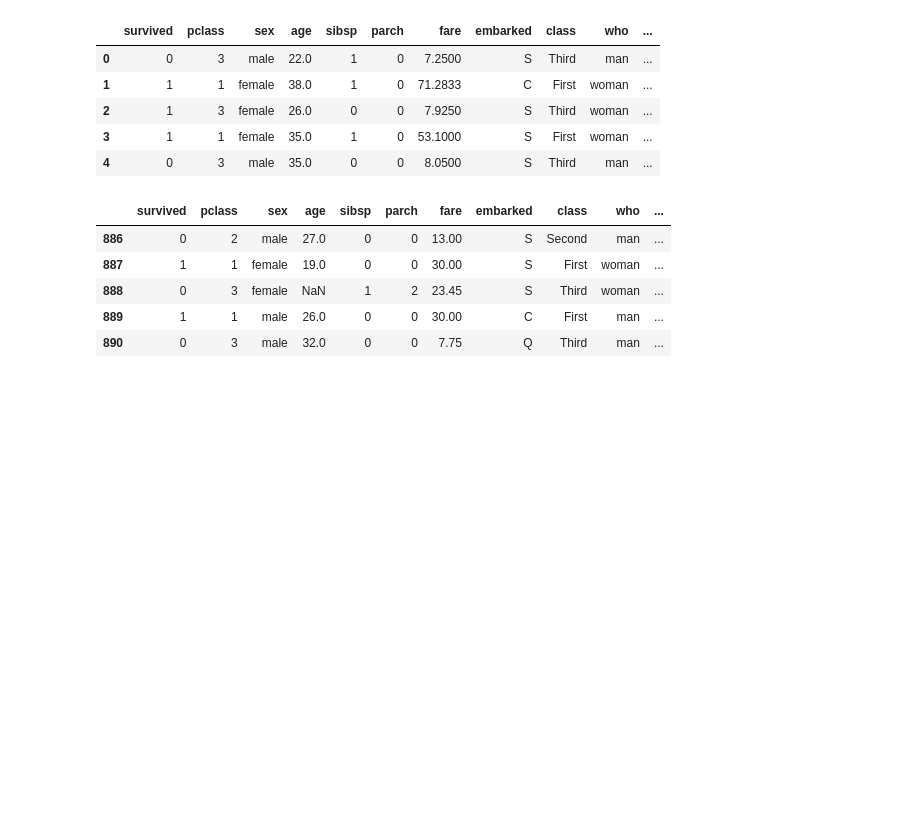
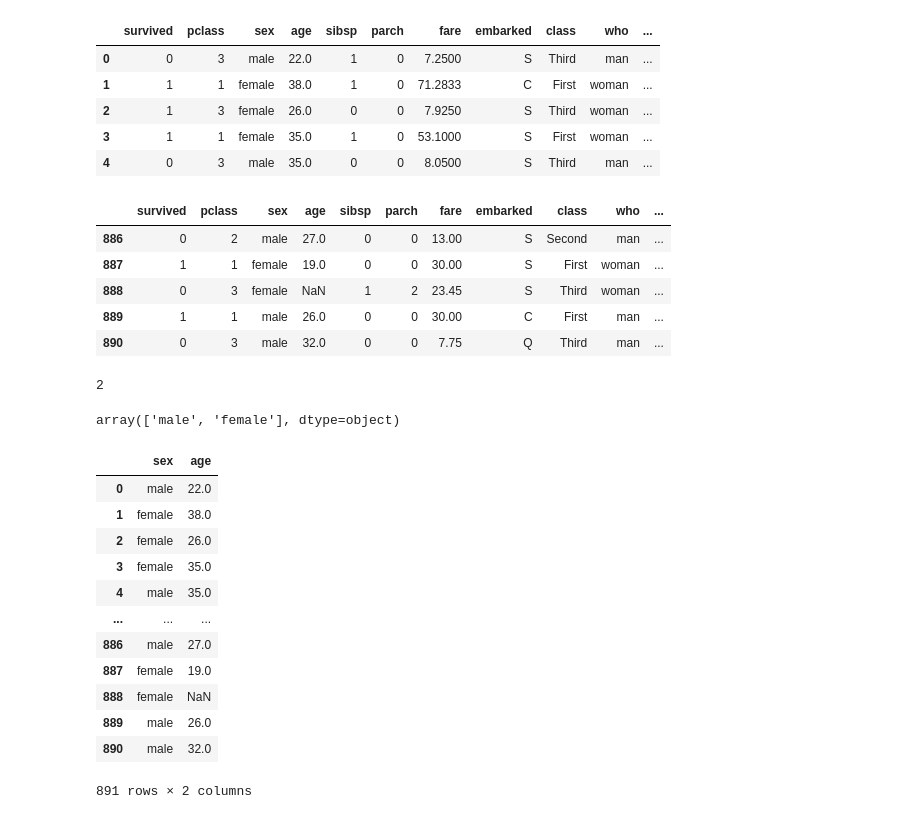
Before and after one commit to ShahxHussain/Six-Months-of-AI-and-DS-Mentorship-Program, a Jupyter notebook: Day 8/pandas.ipynb, the cells around one changed output. Cells and saved outputs as stored; diff of their text form; code cells hidden in the pictures; blank space fills up the shorter version.

```diff
--- a/Day 8/pandas.ipynb
+++ b/Day 8/pandas.ipynb
@@ -277,3 +277,29 @@ df.tail()
 | 888 | 0 | 3 | female | NaN | 1 | 2 | 23.45 | S | Third | woman | ... |
 | 889 | 1 | 1 | male | 26.0 | 0 | 0 | 30.00 | C | First | man | ... |
 | 890 | 0 | 3 | male | 32.0 | 0 | 0 | 7.75 | Q | Third | man | ... |
+# %%
+#finding Unique Values
+
+print(df['sex'].nunique()) # number of unique values
+df['sex'].unique() # unique values
+# %% [output]
+2
+array(['male', 'female'], dtype=object)
+# %%
+df['sex'] # to select one column
+
+df[['sex', 'age']] # to select multiple columns - TWO DIMENSIONS
+# %% [output]
+|  | sex | age |
+| 0 | male | 22.0 |
+| 1 | female | 38.0 |
+| 2 | female | 26.0 |
+| 3 | female | 35.0 |
+| 4 | male | 35.0 |
+| ... | ... | ... |
+| 886 | male | 27.0 |
+| 887 | female | 19.0 |
+| 888 | female | NaN |
+| 889 | male | 26.0 |
+| 890 | male | 32.0 |
+891 rows × 2 columns
```
Also changed, not shown: parts of 1 cell of this notebook.
